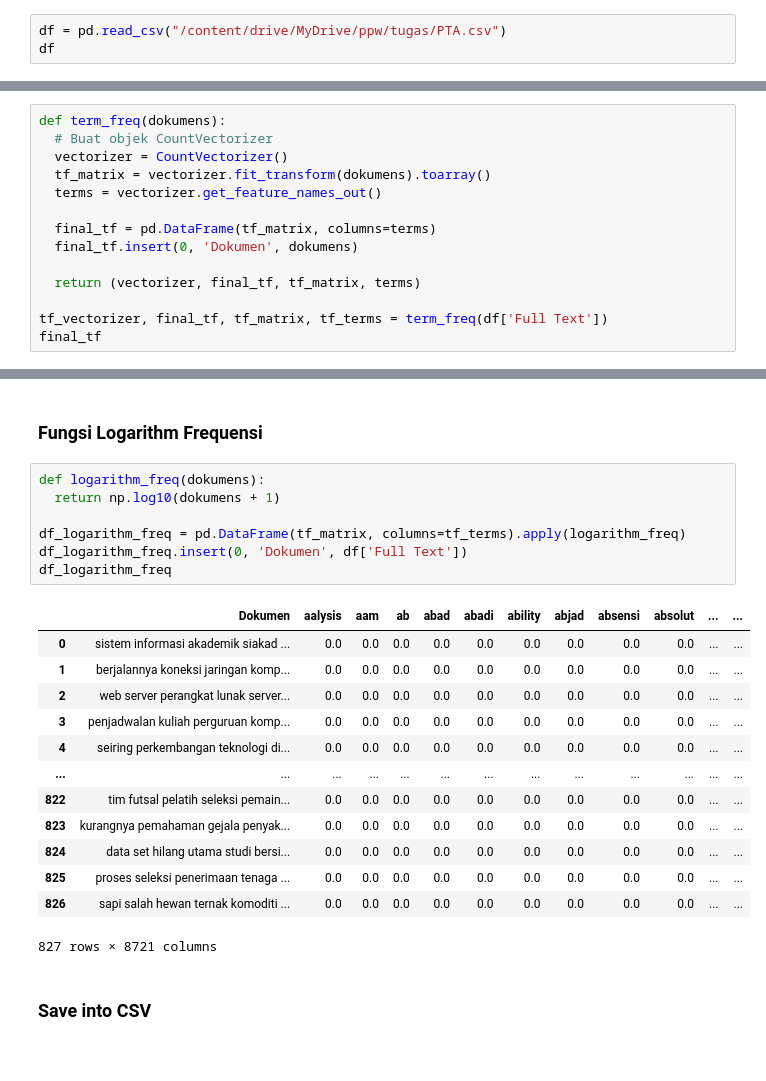
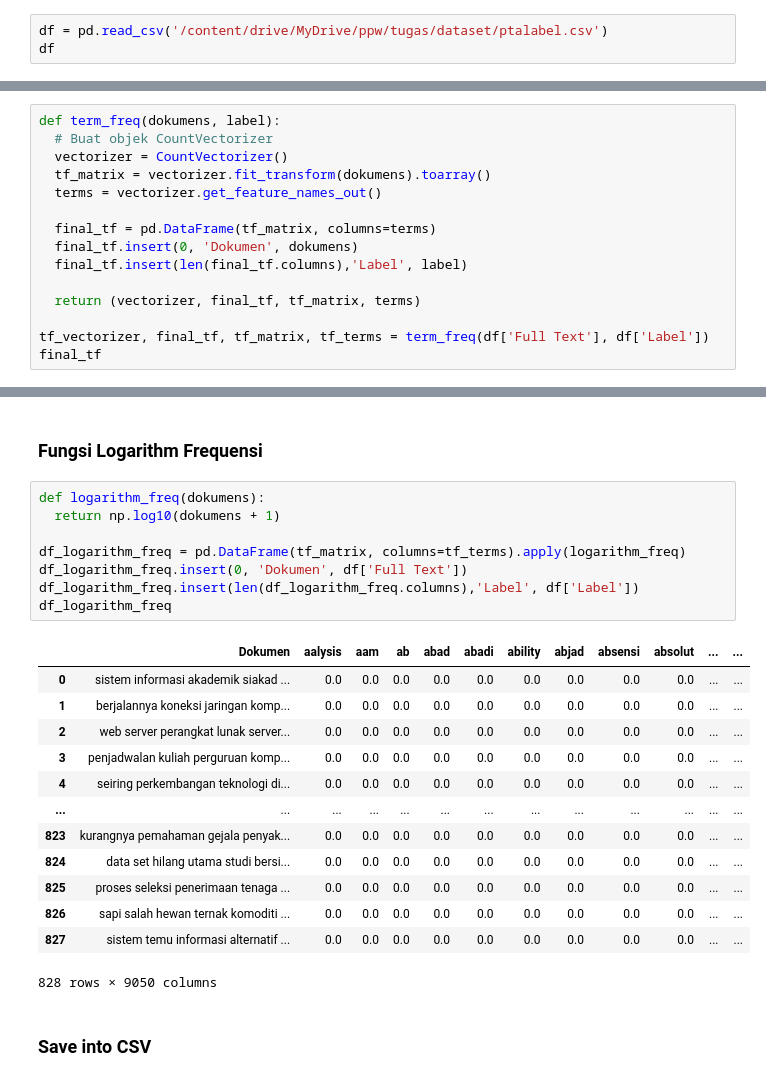
Before and after one commit to Alfito12/ppw, a Jupyter notebook: _sources/Untitled0.ipynb, the cells around one changed output, grey strips where cells are left out. Drawn from its saved outputs; the diff is of its cells as text.

```diff
--- a/_sources/Untitled0.ipynb
+++ b/_sources/Untitled0.ipynb
@@ -63,6 +66,6 @@ warnings.filterwarnings('ignore')
 # %% [markdown]
 Ini adalah langkah untuk membaca data dari file CSV menggunakan Pandas. Data tersebut dimuat ke dalam DataFrame dengan nama `df`. DataFrame ini digunakan sebagai basis untuk analisis teks yang akan dilakukan.
 # %%
-df = pd.read_csv("/content/drive/MyDrive/ppw/tugas/PTA.csv")
+df = pd.read_csv('/content/drive/MyDrive/ppw/tugas/dataset/ptalabel.csv')
 df
 # %% [output]
@@ -320,7 +330,7 @@ final_tfidf.to_csv('TF IDF.csv', index=False)
 # %% [markdown]
 Fungsi `term_freq` digunakan untuk melakukan Term Frequency (TF) vectorization pada teks yang telah dibersihkan dan memiliki stopword yang dihapus. Hasilnya adalah representasi numerik dari dokumen menggunakan skema Term Frequency.
 # %%
-def term_freq(dokumens):
+def term_freq(dokumens, label):
   # Buat objek CountVectorizer
   vectorizer = CountVectorizer()
   tf_matrix = vectorizer.fit_transform(dokumens).toarray()
@@ -328,10 +338,11 @@ def term_freq(dokumens):
 
   final_tf = pd.DataFrame(tf_matrix, columns=terms)
   final_tf.insert(0, 'Dokumen', dokumens)
+  final_tf.insert(len(final_tf.columns),'Label', label)
 
   return (vectorizer, final_tf, tf_matrix, terms)
 
-tf_vectorizer, final_tf, tf_matrix, tf_terms = term_freq(df['Full Text'])
+tf_vectorizer, final_tf, tf_matrix, tf_terms = term_freq(df['Full Text'], df['Label'])
 final_tf
 # %% [output]
 |  | Dokumen | aalysis | aam | ab | abad | abadi | ability | abjad | absensi | absolut | ... | ... |
@@ -361,24 +402,25 @@ Fungsi `logarithm_freq` digunakan untuk melakukan transformasi frekuensi logarit
 # %%
 def logarithm_freq(dokumens):
   return np.log10(dokumens + 1)
 
 df_logarithm_freq = pd.DataFrame(tf_matrix, columns=tf_terms).apply(logarithm_freq)
 df_logarithm_freq.insert(0, 'Dokumen', df['Full Text'])
+df_logarithm_freq.insert(len(df_logarithm_freq.columns),'Label', df['Label'])
 df_logarithm_freq
 # %% [output]
 |  | Dokumen | aalysis | aam | ab | abad | abadi | ability | abjad | absensi | absolut | ... | ... |
 | 0 | sistem informasi akademik siakad ... | 0.0 | 0.0 | 0.0 | 0.0 | 0.0 | 0.0 | 0.0 | 0.0 | 0.0 | ... | ... |
 | 1 | berjalannya koneksi jaringan komp... | 0.0 | 0.0 | 0.0 | 0.0 | 0.0 | 0.0 | 0.0 | 0.0 | 0.0 | ... | ... |
 | 2 | web server perangkat lunak server... | 0.0 | 0.0 | 0.0 | 0.0 | 0.0 | 0.0 | 0.0 | 0.0 | 0.0 | ... | ... |
 | 3 | penjadwalan kuliah perguruan komp... | 0.0 | 0.0 | 0.0 | 0.0 | 0.0 | 0.0 | 0.0 | 0.0 | 0.0 | ... | ... |
 | 4 | seiring perkembangan teknologi di... | 0.0 | 0.0 | 0.0 | 0.0 | 0.0 | 0.0 | 0.0 | 0.0 | 0.0 | ... | ... |
 | ... | ... | ... | ... | ... | ... | ... | ... | ... | ... | ... | ... | ... |
-| 822 | tim futsal pelatih seleksi pemain... | 0.0 | 0.0 | 0.0 | 0.0 | 0.0 | 0.0 | 0.0 | 0.0 | 0.0 | ... | ... |
 | 823 | kurangnya pemahaman gejala penyak... | 0.0 | 0.0 | 0.0 | 0.0 | 0.0 | 0.0 | 0.0 | 0.0 | 0.0 | ... | ... |
 | 824 | data set hilang utama studi bersi... | 0.0 | 0.0 | 0.0 | 0.0 | 0.0 | 0.0 | 0.0 | 0.0 | 0.0 | ... | ... |
 | 825 | proses seleksi penerimaan tenaga ... | 0.0 | 0.0 | 0.0 | 0.0 | 0.0 | 0.0 | 0.0 | 0.0 | 0.0 | ... | ... |
 | 826 | sapi salah hewan ternak komoditi ... | 0.0 | 0.0 | 0.0 | 0.0 | 0.0 | 0.0 | 0.0 | 0.0 | 0.0 | ... | ... |
+| 827 | sistem temu informasi alternatif ... | 0.0 | 0.0 | 0.0 | 0.0 | 0.0 | 0.0 | 0.0 | 0.0 | 0.0 | ... | ... |
-827 rows × 8721 columns
+828 rows × 9050 columns
 # %% [markdown]
 ### Save into CSV
 # %%
```
Also changed, not shown: parts of 16 cells of this notebook, 15 other files.
